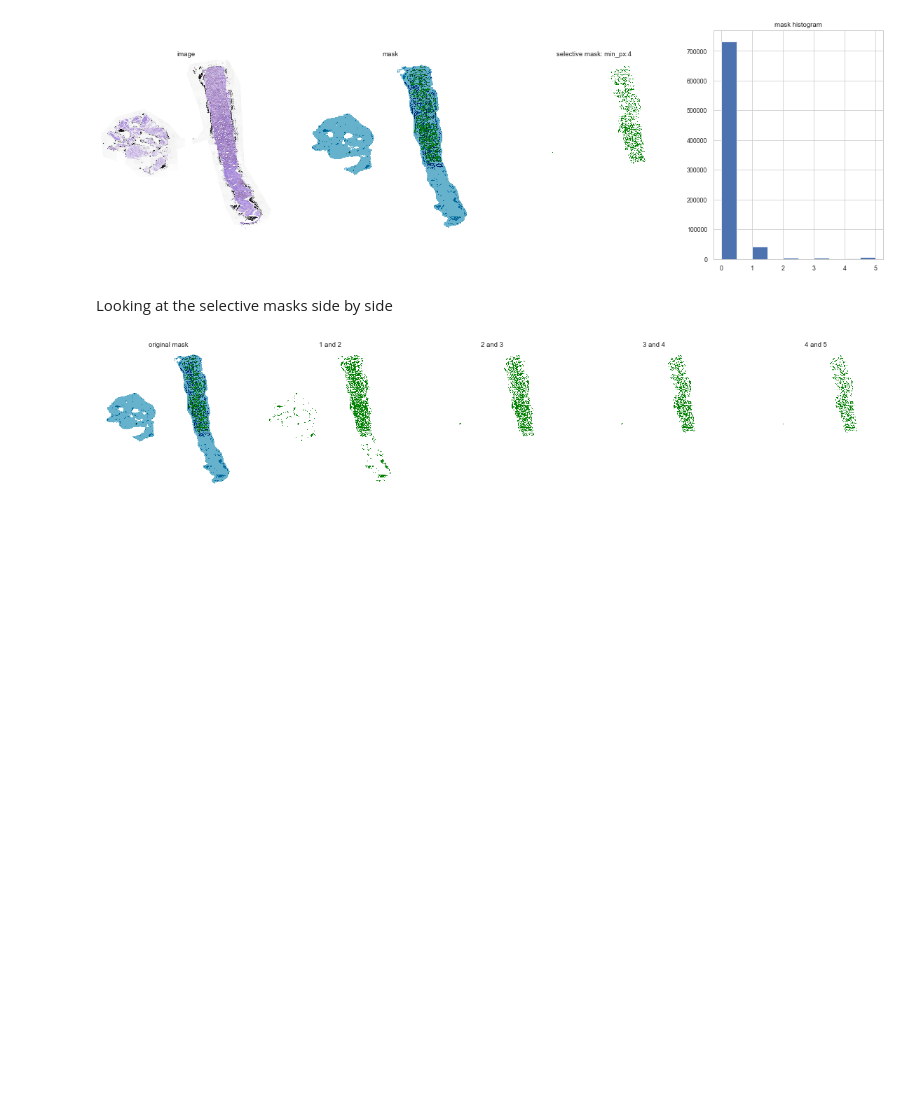
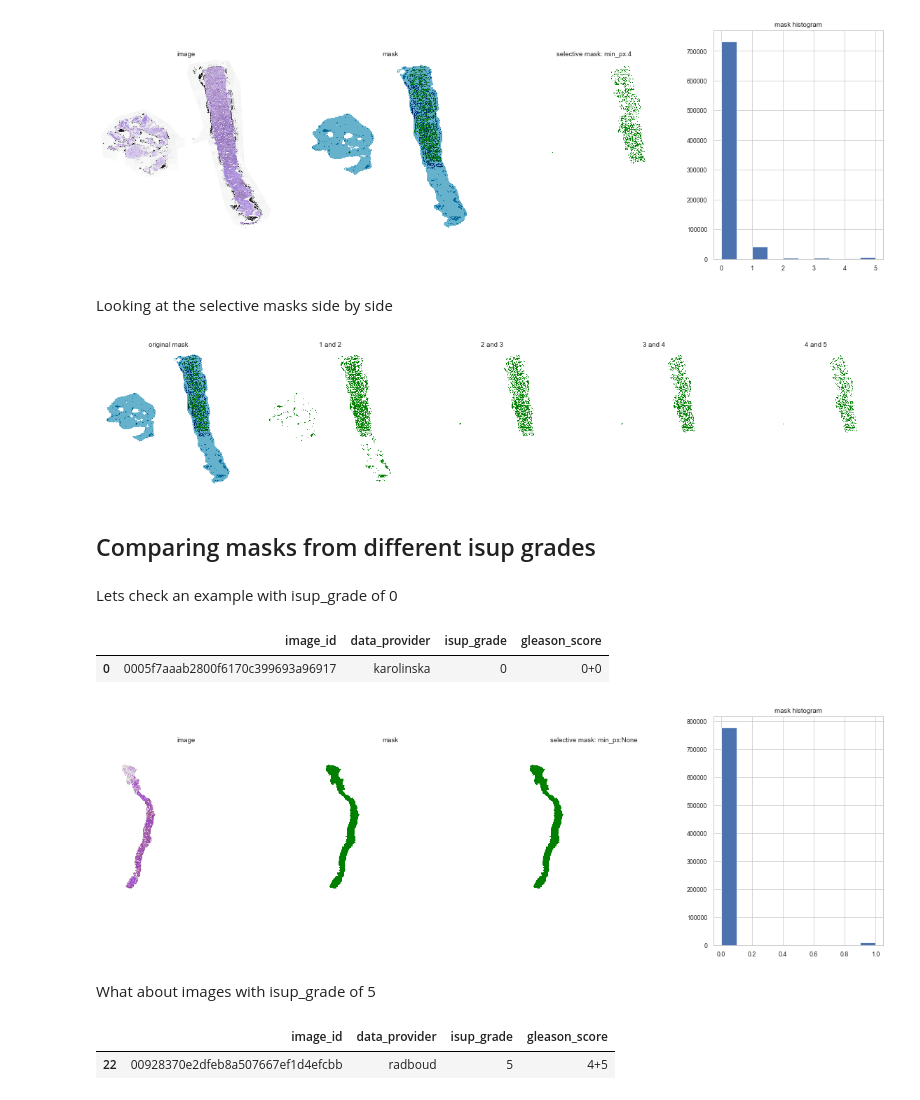
Before and after one commit to asvcode/MedicalImaging, a Jupyter notebook: _notebooks/2020-06-25-Selective-Mask.ipynb, the cells around one changed output. Drawn from its saved outputs; the diff is of its cells as text; code cells hidden in the pictures; blank space fills up the shorter version.

```diff
--- a/_notebooks/2020-06-25-Selective-Mask.ipynb
+++ b/_notebooks/2020-06-25-Selective-Mask.ipynb
@@ -201,3 +202,25 @@ s4 = msk_pil.show(min_px=4, max_px=5, ax=ax5, title='4 and 5')
 plt.show()
 # %% [output]
 [figure]
+# %% [markdown]
+## Comparing masks from different isup grades
+# %% [markdown]
+Lets check an example with isup_grade of 0
+# %%
+isup_0 = train_labels[train_labels.isup_grade == 0]
+isup_0[:1]
+# %% [output]
+|  | image_id | data_provider | isup_grade | gleason_score |
+| 0 | 0005f7aaab2800f6170c399693a96917 | karolinska | 0 | 0+0 |
+# %%
+selective_mask(train, mask, '0005f7aaab2800f6170c399693a96917', min_px=None, max_px=None)
+# %% [output]
+[figure, added]
+# %% [markdown]
+What about images with isup_grade of 5
+# %%
+isup_5 = train_labels[train_labels.isup_grade == 5]
+isup_5[:1]
+# %% [output]
+|  | image_id | data_provider | isup_grade | gleason_score |
+| 22 | 00928370e2dfeb8a507667ef1d4efcbb | radboud | 5 | 4+5 |
```
Also changed, not shown: parts of 23 cells of this notebook.
